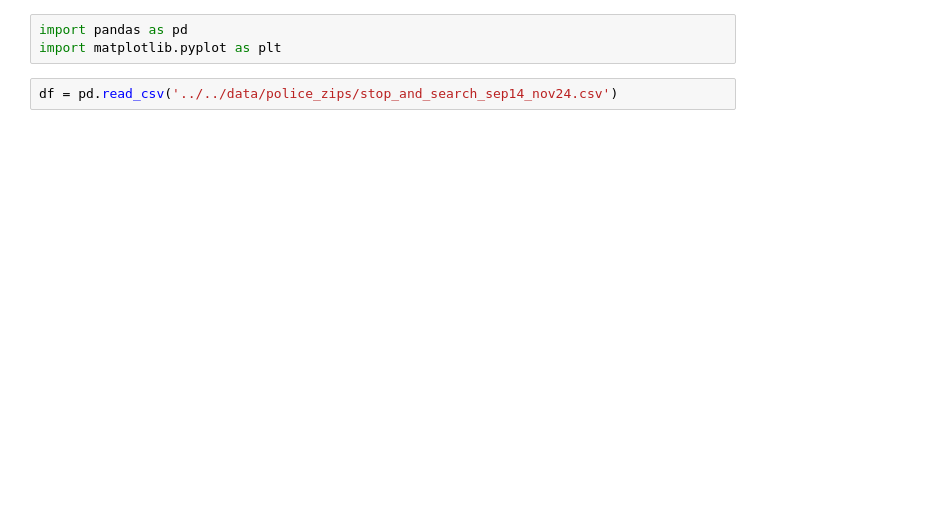
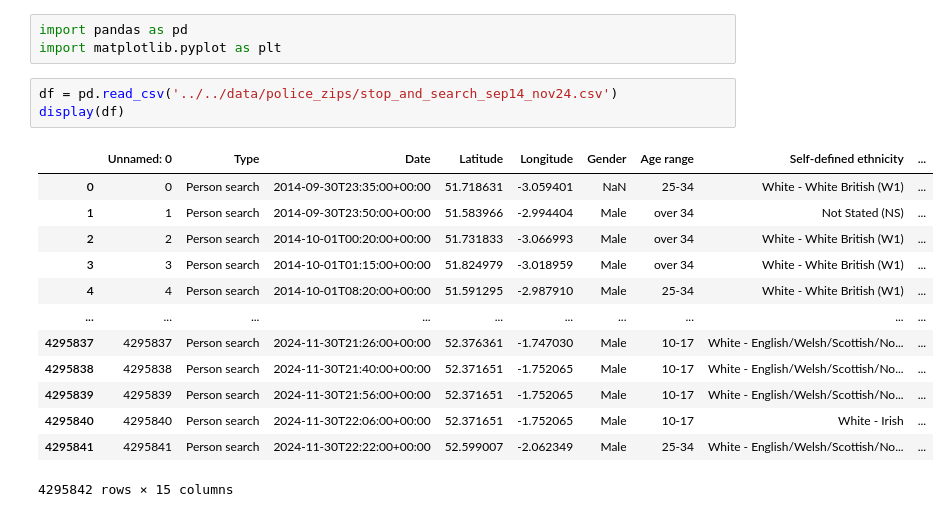
Before and after one commit to KofiBartonByfield/Dissertation, a Jupyter notebook: code/stop_and_search/cleaning.ipynb, the cells around one changed output. Saved outputs shown, nothing was run; the diff lists cells and outputs as text; blank space fills up the shorter version.

```diff
--- a/code/stop_and_search/cleaning.ipynb
+++ b/code/stop_and_search/cleaning.ipynb
@@ -3,5 +3,20 @@ import pandas as pd
 import matplotlib.pyplot as plt
 # %%
 df = pd.read_csv('../../data/police_zips/stop_and_search_sep14_nov24.csv')
+display(df)
+# %% [output]
+|  | Unnamed: 0 | Type | Date | Latitude | Longitude | Gender | Age range | Self-defined ethnicity | ... |
+| 0 | 0 | Person search | 2014-09-30T23:35:00+00:00 | 51.718631 | -3.059401 | NaN | 25-34 | White - White British (W1) | ... |
+| 1 | 1 | Person search | 2014-09-30T23:50:00+00:00 | 51.583966 | -2.994404 | Male | over 34 | Not Stated (NS) | ... |
+| 2 | 2 | Person search | 2014-10-01T00:20:00+00:00 | 51.731833 | -3.066993 | Male | over 34 | White - White British (W1) | ... |
+| 3 | 3 | Person search | 2014-10-01T01:15:00+00:00 | 51.824979 | -3.018959 | Male | over 34 | White - White British (W1) | ... |
+| 4 | 4 | Person search | 2014-10-01T08:20:00+00:00 | 51.591295 | -2.987910 | Male | 25-34 | White - White British (W1) | ... |
+| ... | ... | ... | ... | ... | ... | ... | ... | ... | ... |
+| 4295837 | 4295837 | Person search | 2024-11-30T21:26:00+00:00 | 52.376361 | -1.747030 | Male | 10-17 | White - English/Welsh/Scottish/No... | ... |
+| 4295838 | 4295838 | Person search | 2024-11-30T21:40:00+00:00 | 52.371651 | -1.752065 | Male | 10-17 | White - English/Welsh/Scottish/No... | ... |
+| 4295839 | 4295839 | Person search | 2024-11-30T21:56:00+00:00 | 52.371651 | -1.752065 | Male | 10-17 | White - English/Welsh/Scottish/No... | ... |
+| 4295840 | 4295840 | Person search | 2024-11-30T22:06:00+00:00 | 52.371651 | -1.752065 | Male | 10-17 | White - Irish | ... |
+| 4295841 | 4295841 | Person search | 2024-11-30T22:22:00+00:00 | 52.599007 | -2.062349 | Male | 25-34 | White - English/Welsh/Scottish/No... | ... |
+4295842 rows × 15 columns
 # %%
 plt.figure(figsize=(10, 6))
```
Also changed, not shown: parts of 1 cell of this notebook.
